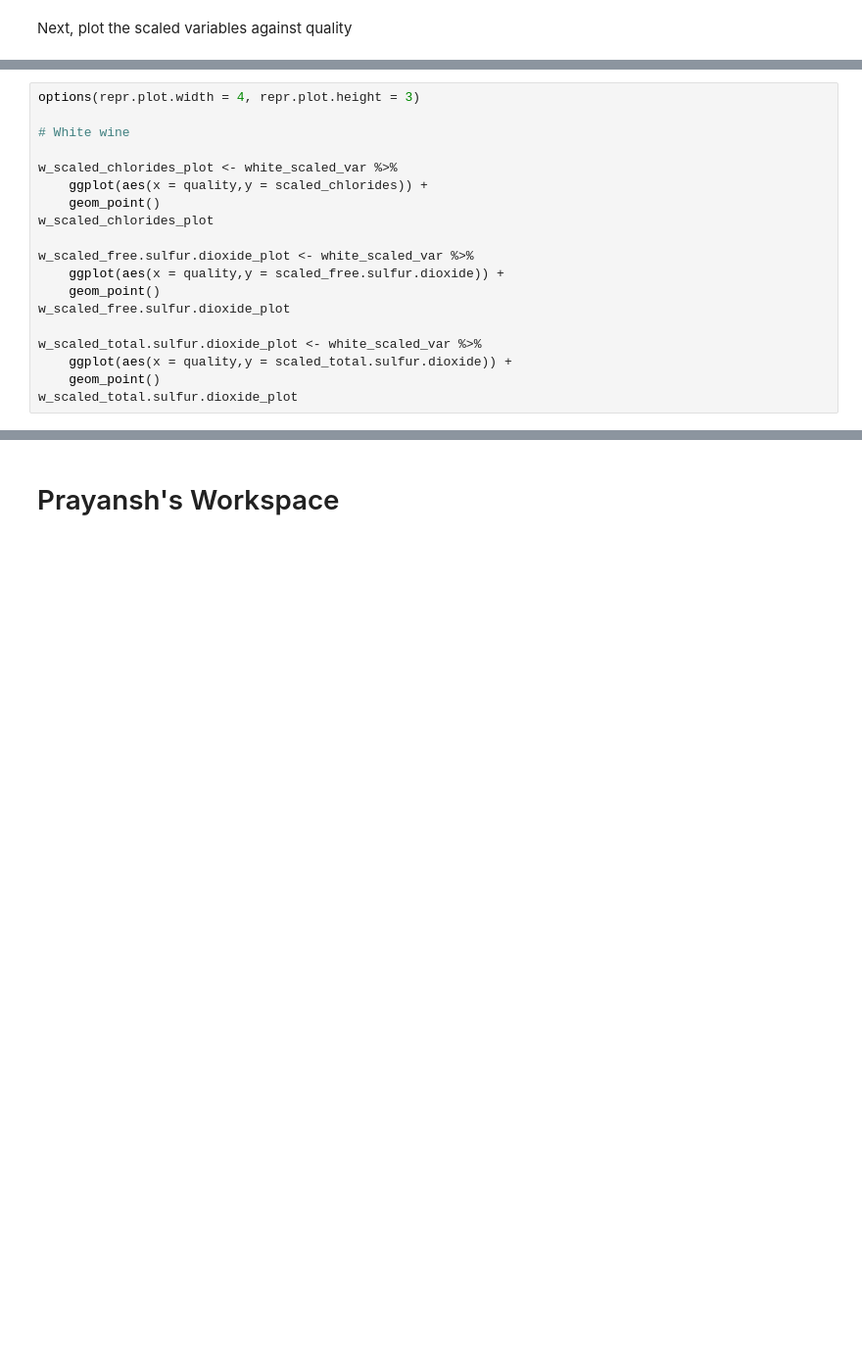
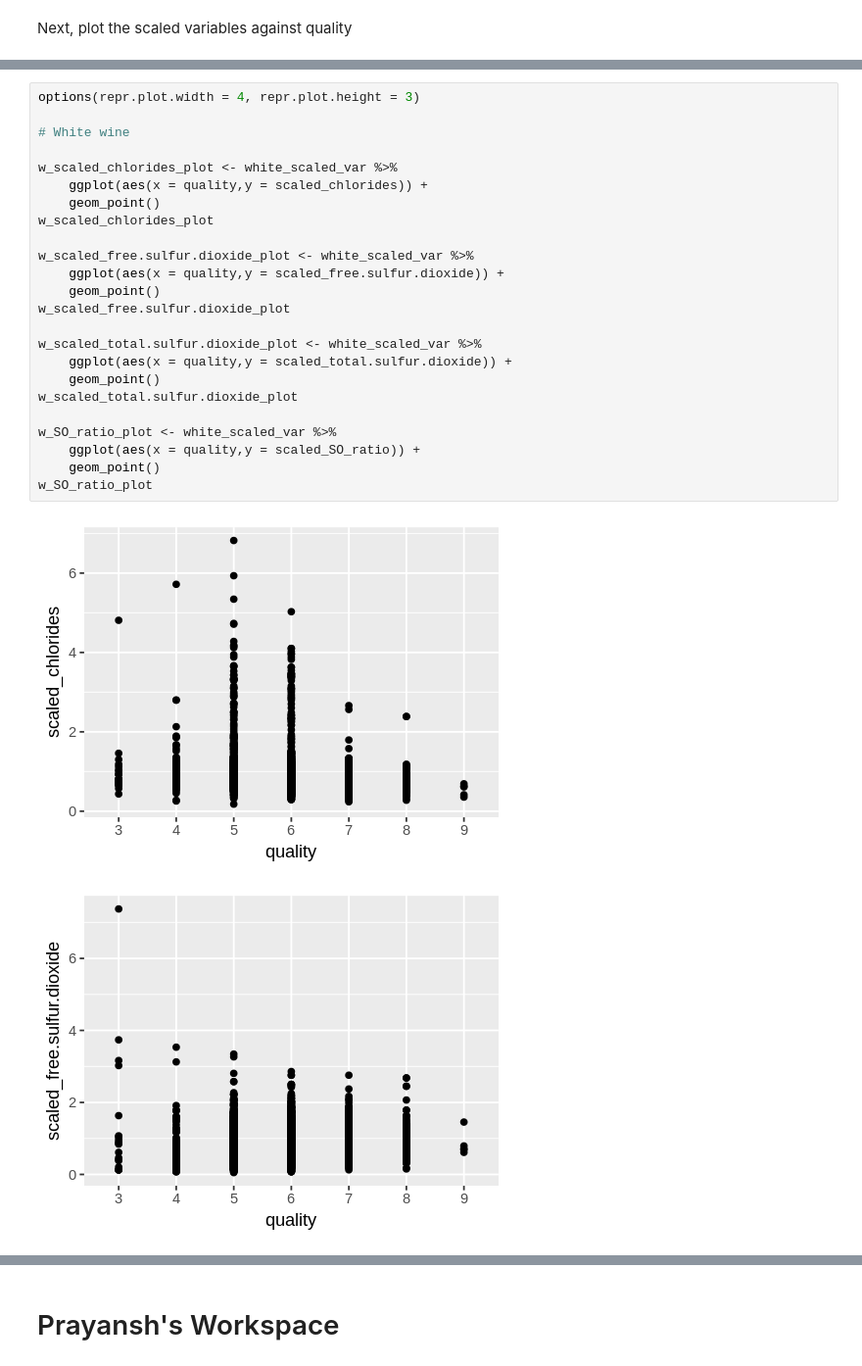
Before and after one commit to ivan-fediaev/DSCI-project, a Jupyter notebook: Project.ipynb, the cells around one changed output, grey strips where cells are left out. Shown at 98% size. Saved outputs shown, nothing was run; the diff lists cells and outputs as text; blank space fills up the shorter version.

```diff
--- a/Project.ipynb
+++ b/Project.ipynb
@@ -458,19 +505,27 @@ r_scaled_total.sulfur.dioxide_plot
 # %%
 options(repr.plot.width = 4, repr.plot.height = 3)
 
 # White wine
 
 w_scaled_chlorides_plot <- white_scaled_var %>%
     ggplot(aes(x = quality,y = scaled_chlorides)) +
     geom_point()
 w_scaled_chlorides_plot
 
 w_scaled_free.sulfur.dioxide_plot <- white_scaled_var %>%
     ggplot(aes(x = quality,y = scaled_free.sulfur.dioxide)) +
     geom_point()
 w_scaled_free.sulfur.dioxide_plot
 
 w_scaled_total.sulfur.dioxide_plot <- white_scaled_var %>%
     ggplot(aes(x = quality,y = scaled_total.sulfur.dioxide)) +
     geom_point()
 w_scaled_total.sulfur.dioxide_plot
+
+w_SO_ratio_plot <- white_scaled_var %>%
+    ggplot(aes(x = quality,y = scaled_SO_ratio)) +
+    geom_point()
+w_SO_ratio_plot
+# %% [output]
+[figure, added]
+[figure, added]
```
Also changed, not shown: parts of 12 cells of this notebook.
